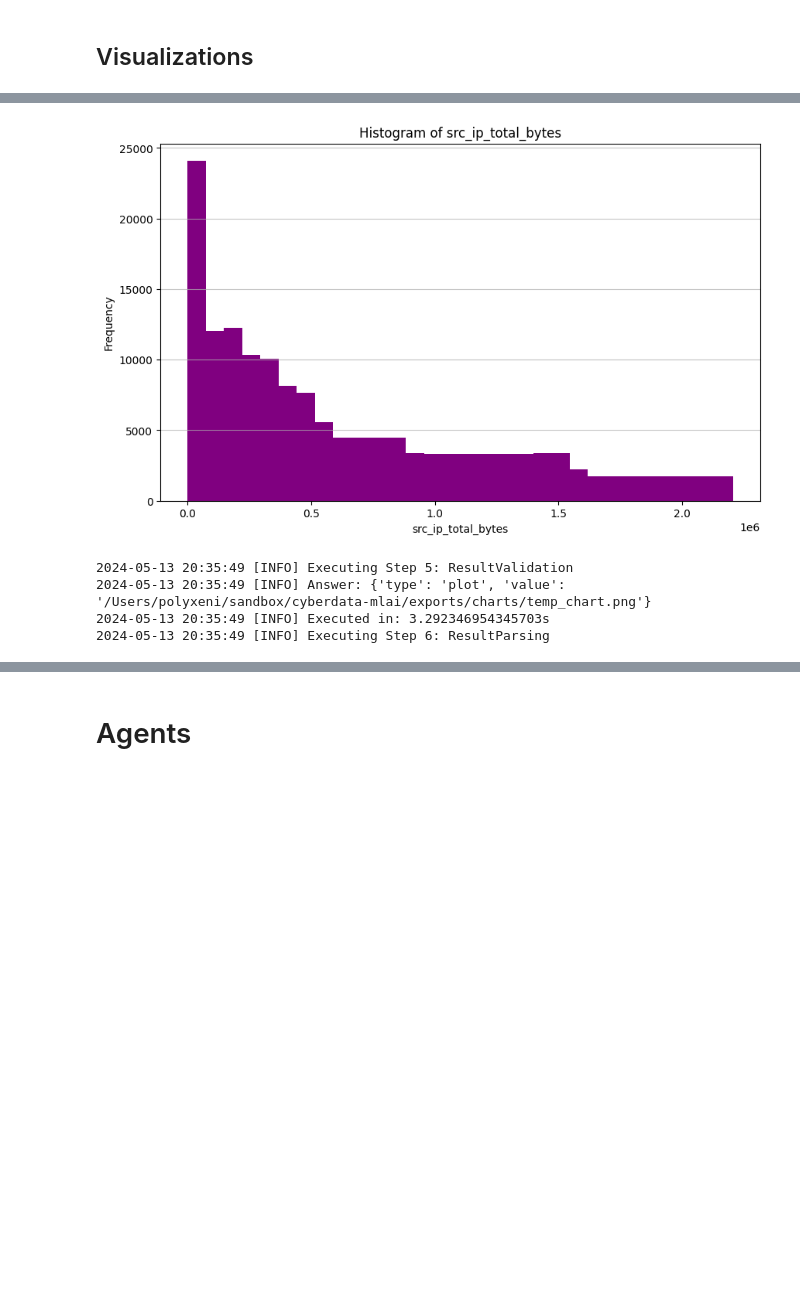
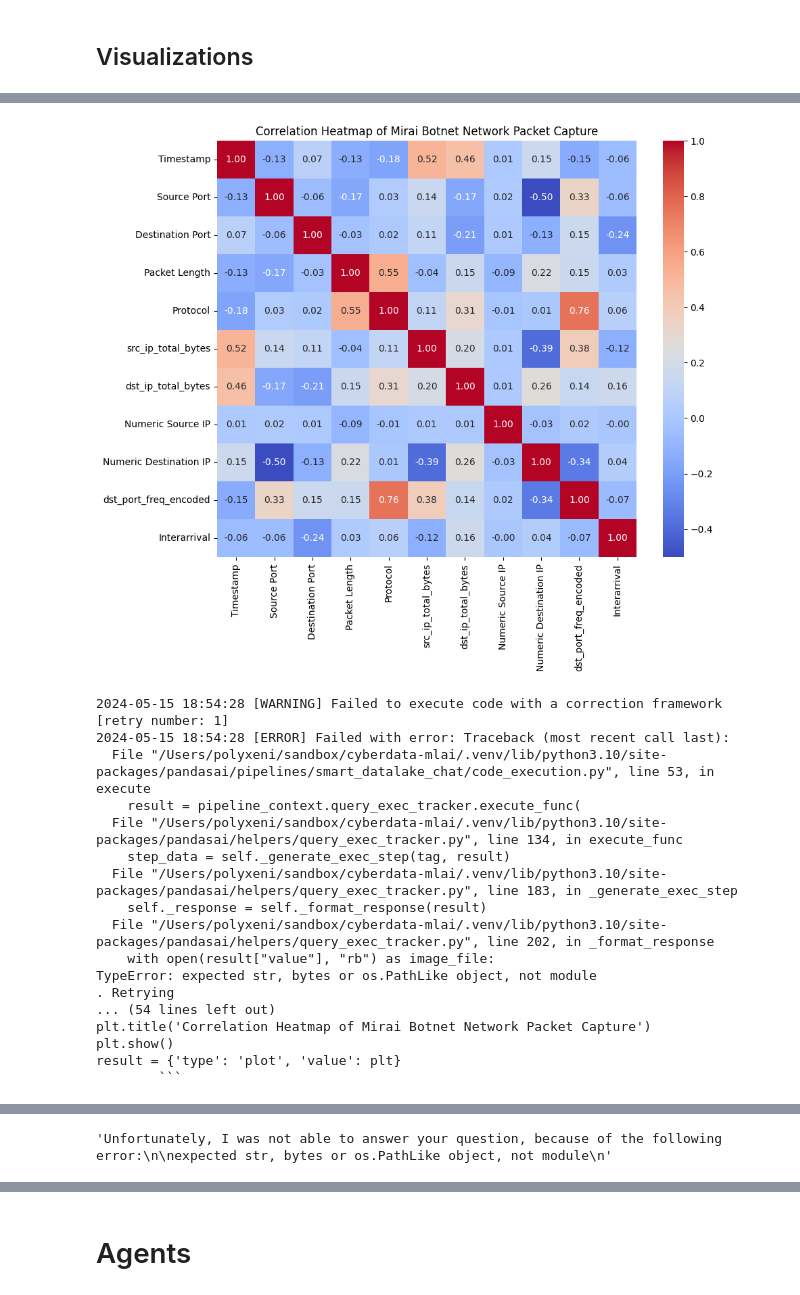
Before and after one commit to mundruid/cyberdata-mlai, a Jupyter notebook: cyberdata_mlai/eda_ai.ipynb, the cells around one changed output, grey strips where cells are left out. Saved outputs shown, nothing was run; the diff lists cells and outputs as text; code cells hidden in the pictures; blank space fills up the shorter version.

Commit message:
change graphs for equivalence with eda

````diff
--- a/cyberdata_mlai/eda_ai.ipynb
+++ b/cyberdata_mlai/eda_ai.ipynb
@@ -260,6 +274,6 @@ Timestamp,Source Port,Destination Port,Payload,Packet Length,Protocol,src_ip_tot
 ## Visualizations
 # %%
 malicious_smart.chat(
-    "Plot the histogram of src_ip_total_bytes with purple color."
+    "Plot the heatmap of the correlations of all variables."
 )
 # %% [output]
@@ -282,6 +296,19 @@ result = {'type': 'plot', 'value': '/Users/polyxeni/sandbox/cyberdata-mlai/expor
         ```
-[figure, old version]
+[figure, new version]
-2024-05-13 20:35:49 [INFO] Executing Step 5: ResultValidation
-2024-05-13 20:35:49 [INFO] Answer: {'type': 'plot', 'value': '/Users/polyxeni/sandbox/cyberdata-mlai/exports/charts/temp_chart.png'}
-2024-05-13 20:35:49 [INFO] Executed in: 3.292346954345703s
-2024-05-13 20:35:49 [INFO] Executing Step 6: ResultParsing
+2024-05-15 18:54:28 [WARNING] Failed to execute code with a correction framework [retry number: 1]
+2024-05-15 18:54:28 [ERROR] Failed with error: Traceback (most recent call last):
+  File "/Users/polyxeni/sandbox/cyberdata-mlai/.venv/lib/python3.10/site-packages/pandasai/pipelines/smart_datalake_chat/code_execution.py", line 53, in execute
+    result = pipeline_context.query_exec_tracker.execute_func(
+  File "/Users/polyxeni/sandbox/cyberdata-mlai/.venv/lib/python3.10/site-packages/pandasai/helpers/query_exec_tracker.py", line 134, in execute_func
+    step_data = self._generate_exec_step(tag, result)
+  File "/Users/polyxeni/sandbox/cyberdata-mlai/.venv/lib/python3.10/site-packages/pandasai/helpers/query_exec_tracker.py", line 183, in _generate_exec_step
+    self._response = self._format_response(result)
+  File "/Users/polyxeni/sandbox/cyberdata-mlai/.venv/lib/python3.10/site-packages/pandasai/helpers/query_exec_tracker.py", line 202, in _format_response
+    with open(result["value"], "rb") as image_file:
+TypeError: expected str, bytes or os.PathLike object, not module
+. Retrying
+... (54 lines left out)
+plt.title('Correlation Heatmap of Mirai Botnet Network Packet Capture')
+plt.show()
+result = {'type': 'plot', 'value': plt}
+        ```
@@ -289,3 +335,4 @@ result = {'type': 'plot', 'value': '/Users/polyxeni/sandbox/cyberdata-mlai/expor
+'Unfortunately, I was not able to answer your question, because of the following error:\n\nexpected str, bytes or os.PathLike object, not module\n'
 # %%
 print(malicious_smart.last_code_executed)
 # %% [output]
````
Also changed, not shown: parts of 14 cells of this notebook.
